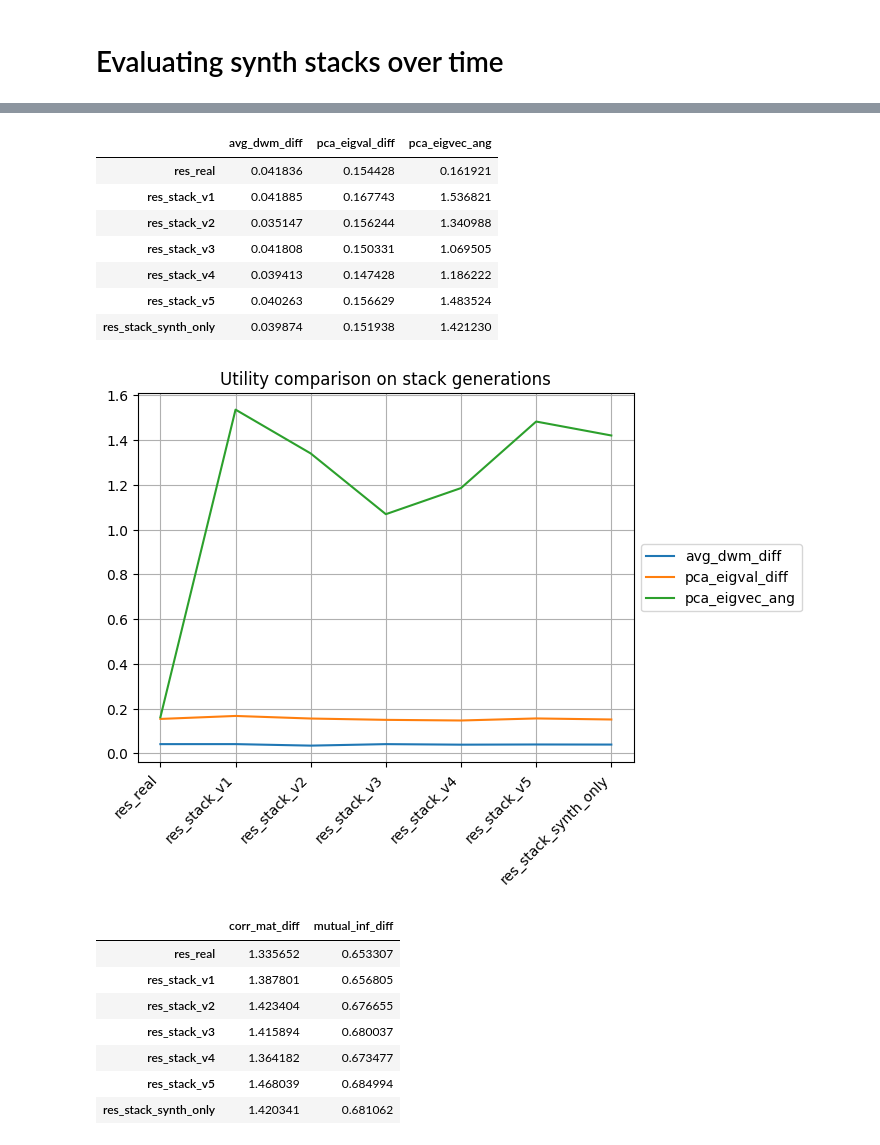
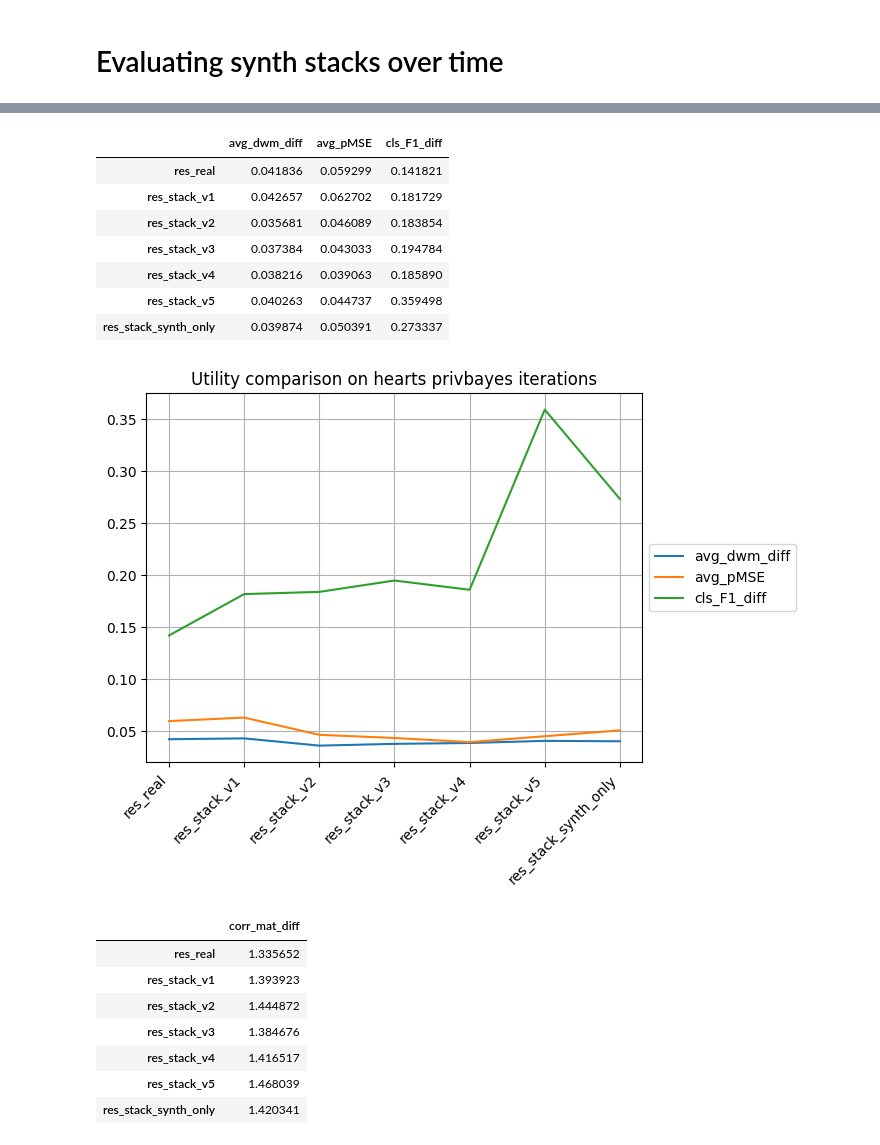
Before and after one commit to LucasBrynk/synthe_size_me, a Jupyter notebook: hearts_syn/hearts_privbayes_syn.ipynb, the cells around one changed output, grey strips where cells are left out. Saved outputs shown, nothing was run; the diff lists cells and outputs as text; code cells hidden in the pictures.

Commit message:
Updated plots

```diff
--- a/hearts_syn/hearts_privbayes_syn.ipynb
+++ b/hearts_syn/hearts_privbayes_syn.ipynb
@@ -742,15 +751,16 @@ eval_str = ["res_real", "res_stack_v1", "res_stack_v2", "res_stack_v3", "res_sta
 # %%
 privacy_plot = pd.DataFrame(columns=["eps_identif_risk",
                                      "att_discl_risk",
-                                     "hit_rate",
                                      "mia_cls_risk"])
 
 for i in range(len(eval_results)):
     evals = eval_results[i].set_index("metric")
     privacy_plot.loc[eval_str[i]] = [evals.loc["eps_identif_risk", "val"],
                                     evals.loc["att_discl_risk", "val"],
-                                    evals.loc["hit_rate", "val"],
                                     evals.loc["mia_cls_risk", "val"]]
 
+# Save to csv
+privacy_plot.to_csv(f"{gen_method}\privacy_plot.csv")
+
 privacy_plot
 # %% [output]
@@ -800,51 +813,53 @@ plt.show()
 # %%
 utility_plot = pd.DataFrame(columns=["avg_dwm_diff",
-                                     "pca_eigval_diff",
-                                     "pca_eigvec_ang"])
+                                     "avg_pMSE",
+                                     "cls_F1_diff"])
 
 for i in range(len(eval_results)):
     evals = eval_results[i].set_index("metric")
     utility_plot.loc[eval_str[i]] = [evals.loc["avg_dwm_diff", "val"],
-                                    evals.loc["pca_eigval_diff", "val"],
-                                    evals.loc["pca_eigvec_ang", "val"]]
+                                    evals.loc["avg_pMSE", "val"],
+                                    evals.loc["cls_F1_diff", "val"]]
+
 
 utility_plot
 # %% [output]
-|  | avg_dwm_diff | pca_eigval_diff | pca_eigvec_ang |
-| res_real | 0.041836 | 0.154428 | 0.161921 |
-| res_stack_v1 | 0.041885 | 0.167743 | 1.536821 |
-| res_stack_v2 | 0.035147 | 0.156244 | 1.340988 |
-| res_stack_v3 | 0.041808 | 0.150331 | 1.069505 |
-| res_stack_v4 | 0.039413 | 0.147428 | 1.186222 |
-| res_stack_v5 | 0.040263 | 0.156629 | 1.483524 |
-| res_stack_synth_only | 0.039874 | 0.151938 | 1.421230 |
+|  | avg_dwm_diff | avg_pMSE | cls_F1_diff |
+| res_real | 0.041836 | 0.059299 | 0.141821 |
+| res_stack_v1 | 0.042657 | 0.062702 | 0.181729 |
+| res_stack_v2 | 0.035681 | 0.046089 | 0.183854 |
+| res_stack_v3 | 0.037384 | 0.043033 | 0.194784 |
+| res_stack_v4 | 0.038216 | 0.039063 | 0.185890 |
+| res_stack_v5 | 0.040263 | 0.044737 | 0.359498 |
+| res_stack_synth_only | 0.039874 | 0.050391 | 0.273337 |
 # %%
 utility_plot.plot.line()
-plt.title("Utility comparison on stack generations")
+plt.title("Utility comparison on hearts privbayes iterations")
 plt.xticks(rotation=45, ha="right")
 plt.legend(loc='center left', bbox_to_anchor=(1.0, 0.5))
 plt.grid()
 plt.show()
 # %% [output]
-[figure, old version]
+[figure, new version]
 # %%
-matrix_diff_plot = pd.DataFrame(columns=["corr_mat_diff",
-                                     "mutual_inf_diff"])
+matrix_diff_plot = pd.DataFrame(columns=["corr_mat_diff"])
 
 for i in range(len(eval_results)):
     evals = eval_results[i].set_index("metric")
-    matrix_diff_plot.loc[eval_str[i]] = [evals.loc["corr_mat_diff", "val"],
-                                    evals.loc["mutual_inf_diff", "val"]]
+    matrix_diff_plot.loc[eval_str[i]] = [evals.loc["corr_mat_diff", "val"]]
+
+# Save to csv
+matrix_diff_plot.to_csv(f"{gen_method}\matrix_diff_plot.csv", index=False)
 
 matrix_diff_plot
 # %% [output]
-|  | corr_mat_diff | mutual_inf_diff |
-| res_real | 1.335652 | 0.653307 |
-| res_stack_v1 | 1.387801 | 0.656805 |
-| res_stack_v2 | 1.423404 | 0.676655 |
-| res_stack_v3 | 1.415894 | 0.680037 |
-| res_stack_v4 | 1.364182 | 0.673477 |
-| res_stack_v5 | 1.468039 | 0.684994 |
-| res_stack_synth_only | 1.420341 | 0.681062 |
+|  | corr_mat_diff |
+| res_real | 1.335652 |
+| res_stack_v1 | 1.393923 |
+| res_stack_v2 | 1.444872 |
+| res_stack_v3 | 1.384676 |
+| res_stack_v4 | 1.416517 |
+| res_stack_v5 | 1.468039 |
+| res_stack_synth_only | 1.420341 |
 # %%
 matrix_diff_plot.plot.line()
```
Also changed, not shown: parts of 17 cells of this notebook, 4 other files.
